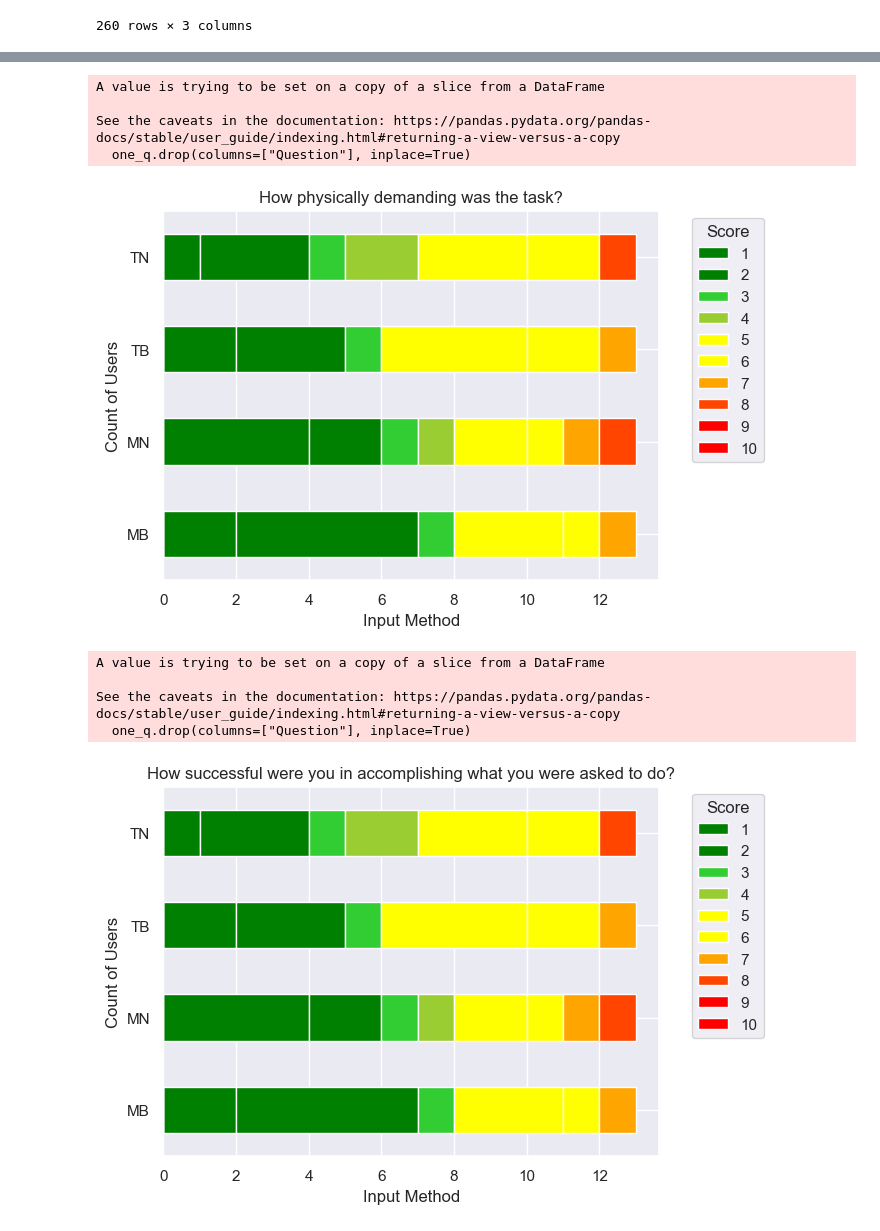
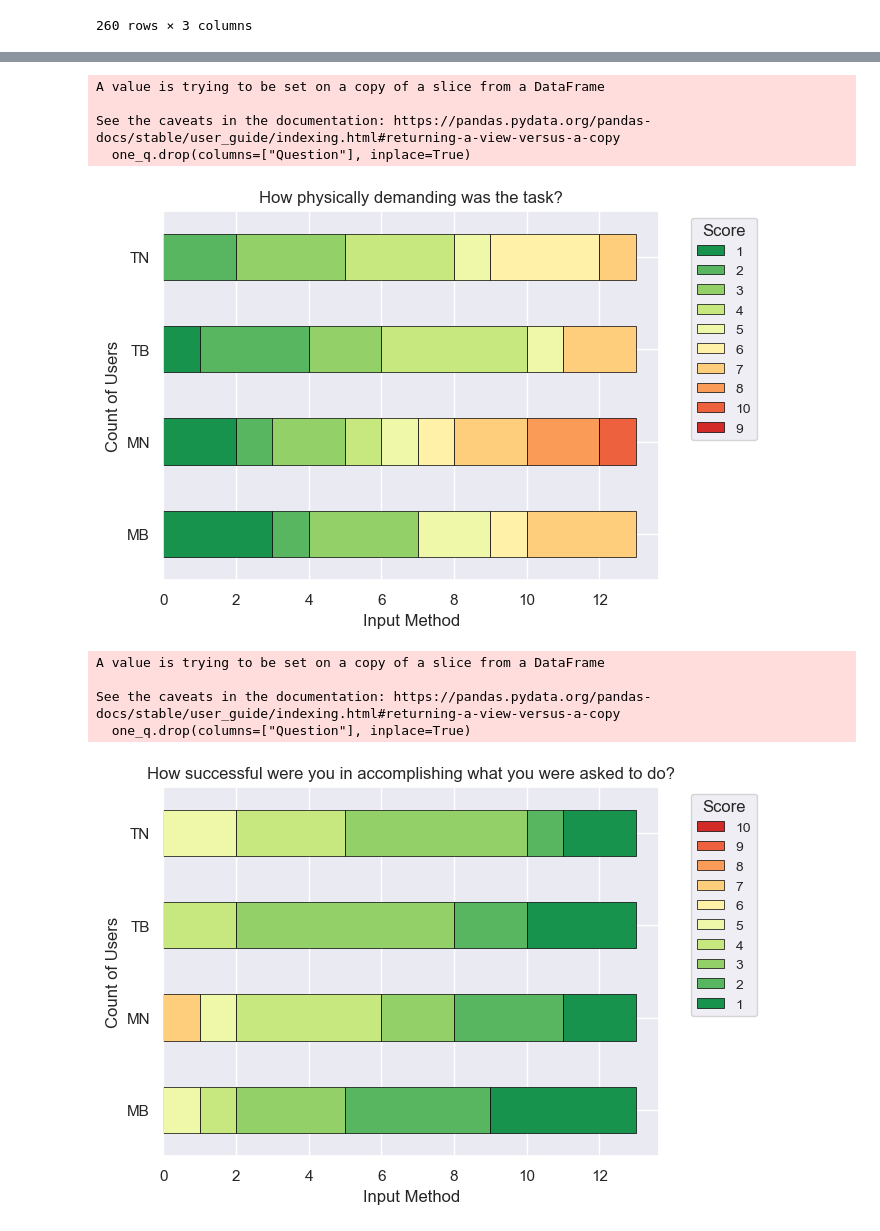
Before and after one commit to IoanaBaciu24/BubbleCursorExperiment, a Jupyter notebook: analysis_questionnaire.ipynb, the cells around one changed output, grey strips where cells are left out. Saved outputs shown, nothing was run; the diff lists cells and outputs as text; code cells hidden in the pictures.

Commit message:
it's better now

```diff
--- a/analysis_questionnaire.ipynb
+++ b/analysis_questionnaire.ipynb
@@ -119,9 +121,9 @@ df2
 # %%
 import matplotlib.colors as mcolors
 
-def plot_stacked_bar(question):
+def plot_stacked_bar(question, flipped=False):
   # group data by 'Input method' and 'Score' columns
-  one_q = df2[df2["Question"] == "How mentally demanding was the task?"]
+  one_q = df2[df2["Question"] == question]
   one_q.drop(columns=["Question"], inplace=True)
   df_grouped = one_q.groupby(['Input method','Score']).size().unstack()
   df_grouped = df_grouped.fillna(0)
@@ -129,11 +131,18 @@ def plot_stacked_bar(question):
       if i not in df_grouped.columns:
         df_grouped[i] = 0.
 
+  # todo: make this better
+  if flipped:
+    df_grouped = df_grouped.rename(columns={i: 11 - i for i in range(1, 11)})
+    df_grouped = df_grouped.sort_index(axis=1, ascending=False)
+
   # Define a color map
-  cmap = mcolors.ListedColormap(['green', 'limegreen', 'yellowgreen', 'yellow', 'orange', 'orangered', 'red'])
+  sns.set_palette(sns.color_palette("RdYlGn_r", n_colors=10))
+  if flipped:
+    sns.set_palette(sns.color_palette("RdYlGn", n_colors=10))
 
   # plot the stacked bar chart
-  ax = df_grouped.plot(kind='barh', stacked=True, cmap=cmap) #edgecolor='black', linewidth=1.2)
+  ax = df_grouped.plot(kind='barh', stacked=True, edgecolor='black', linewidth=0.5)
 
   # add a title and labels to the chart
   plt.title(question)
@@ -141,4 +150,7 @@ def plot_stacked_bar(question):
   plt.ylabel('Count of Users')
 
   # show the legend
-  plt.legend(title='Score', bbox_to_anchor=(1.05, 1), loc='upper left')
+  plt.legend(title='Score', bbox_to_anchor=(1.05, 1), loc='upper left', prop={'size': 10})
+
+  # show the chart
+  plt.show()
@@ -166,15 +169,15 @@ A value is trying to be set on a copy of a slice from a DataFrame
 
 See the caveats in the documentation: https://pandas.pydata.org/pandas-docs/stable/user_guide/indexing.html#returning-a-view-versus-a-copy
   one_q.drop(columns=["Question"], inplace=True)
-[figure, old version]
+[figure, new version]
 # %%
-plot_stacked_bar("How successful were you in accomplishing what you were asked to do?")
+plot_stacked_bar("How successful were you in accomplishing what you were asked to do?", flipped=True)
 # %% [output]
 A value is trying to be set on a copy of a slice from a DataFrame
 
 See the caveats in the documentation: https://pandas.pydata.org/pandas-docs/stable/user_guide/indexing.html#returning-a-view-versus-a-copy
   one_q.drop(columns=["Question"], inplace=True)
-[figure, old version]
+[figure, new version]
 # %%
 plot_stacked_bar("How hard did you have to work to accomplish your level of performance?")
 # %% [output]
```
Also changed, not shown: parts of 10 cells of this notebook.
